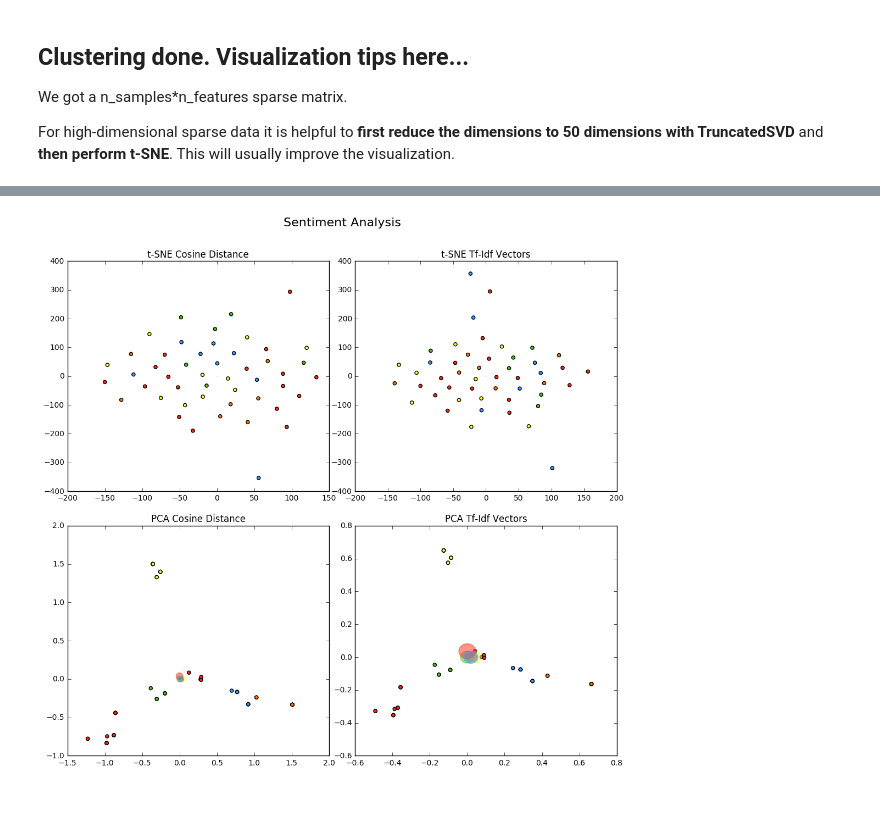
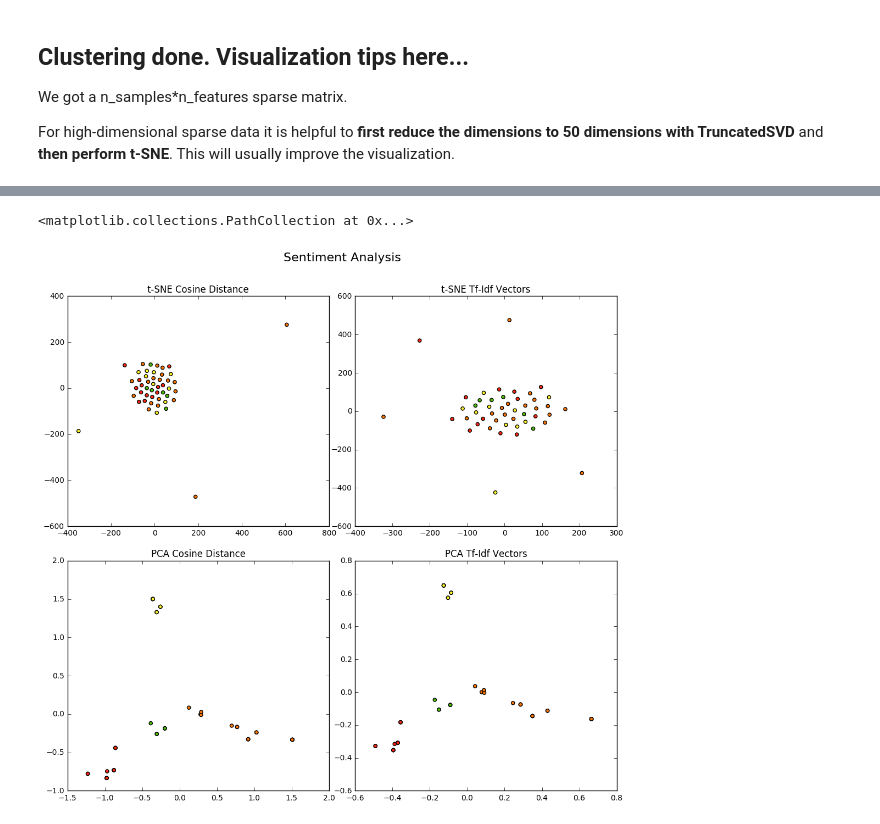
Before and after one commit to valleymanbs/scopus-json, a Jupyter notebook: EM_TrollDetection.ipynb, the cells around one changed output, grey strips where cells are left out. Cells and saved outputs as stored; diff of their text form; code cells hidden in the pictures.

```diff
--- a/EM_TrollDetection.ipynb
+++ b/EM_TrollDetection.ipynb
@@ -114,7 +114,7 @@ array([[-0.  , -0.  ,  0.92, ...,  0.65,  0.92,  0.65],
 # %%
 from sklearn.mixture import GaussianMixture
 
-num_clusters = 5
+num_clusters = 4
 
 # Try GMMs using different types of covariances.
 #estimators = dict((cov_type, GaussianMixture(n_components=n_clusters,
@@ -223,58 +220,35 @@ colormap = np.array(['#4DC200', '#FFF926', '#FF7600', '#FF2813', '#3B99FF'])
 
 #2d plot
 
-def make_ellipses(gmm, ax):
-    for n, color in enumerate(colormap):
-        if gmm.covariance_type == 'full':
-            covariances = gmm.covariances_[n][:2, :2]
-        elif gmm.covariance_type == 'tied':
-            covariances = gmm.covariances_[:2, :2]
-        elif gmm.covariance_type == 'diag':
-            covariances = np.diag(gmm.covariances_[n][:2])
-        elif gmm.covariance_type == 'spherical':
-            covariances = np.eye(gmm.means_.shape[1]) * gmm.covariances_[n]
-        v, w = np.linalg.eigh(covariances)
-        u = w[0] / np.linalg.norm(w[0])
-        angle = np.arctan2(u[1], u[0])
-        angle = 180 * angle / np.pi  # convert to degrees
-        v = 2. * np.sqrt(2.) * np.sqrt(v)
-        ell = patches.Ellipse(gmm.means_[n, :2], v[0], v[1],
-                                  180 + angle, color=color)
-        ell.set_clip_box(ax.bbox)
-        ell.set_alpha(0.5)
-        ax.add_artist(ell)
 
 fig = plt.figure(figsize=(10, 10))
 # plot setup
 fig.suptitle("Sentiment Analysis", fontsize=16)
 ax = plt.axes(frameon=False)
 plt.setp(ax, xticks=(), yticks=())
 plt.subplots_adjust(left=0.0, bottom=0.0, right=1.0, top=0.9, wspace=0.1, hspace=0.15)
 # 1st plot
 ax = plt.subplot("221")
 ax.set_title("t-SNE Cosine Distance")
 ax.scatter(X_cosdist[:, 0], X_cosdist[:, 1],
         c=colormap[clusters], marker="o")
-make_ellipses(em, ax)
 
 # 2nd plot
 ax = plt.subplot("222")
 ax.set_title("t-SNE Tf-Idf Vectors")
 
 ax.scatter(X_tfidf[:, 0], X_tfidf[:, 1],
         c=colormap[clusters], marker="o")
-make_ellipses(em, ax)
 # 3rd plot
 ax = plt.subplot("223")
 ax.set_title("PCA Cosine Distance")
 
 ax.scatter(pca_cosdist[:,0], pca_cosdist[:,1], c=colormap[clusters])
-make_ellipses(em, ax)
 # 4th plot
 ax = plt.subplot("224")
 ax.set_title("PCA Tf-Idf Vectors")
 
 ax.scatter(pca_tfidf[:,0], pca_tfidf[:,1], c=colormap[clusters], marker="o")
-make_ellipses(em, ax)
 # %% [output]
+<matplotlib.collections.PathCollection at 0x...>
-[figure, old version]
+[figure, new version]
```
Also changed, not shown: parts of 9 cells of this notebook, 2 other files.
